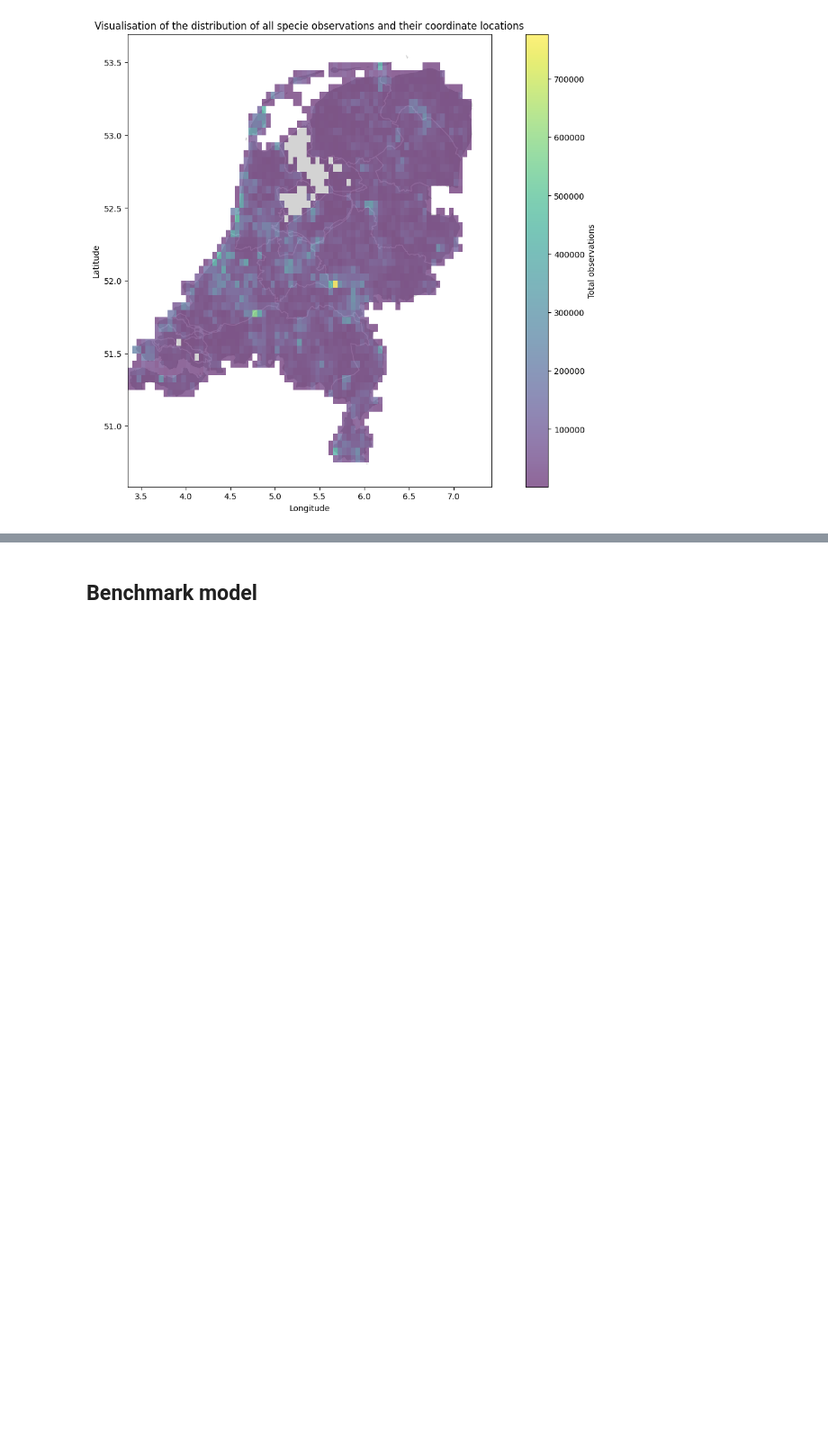
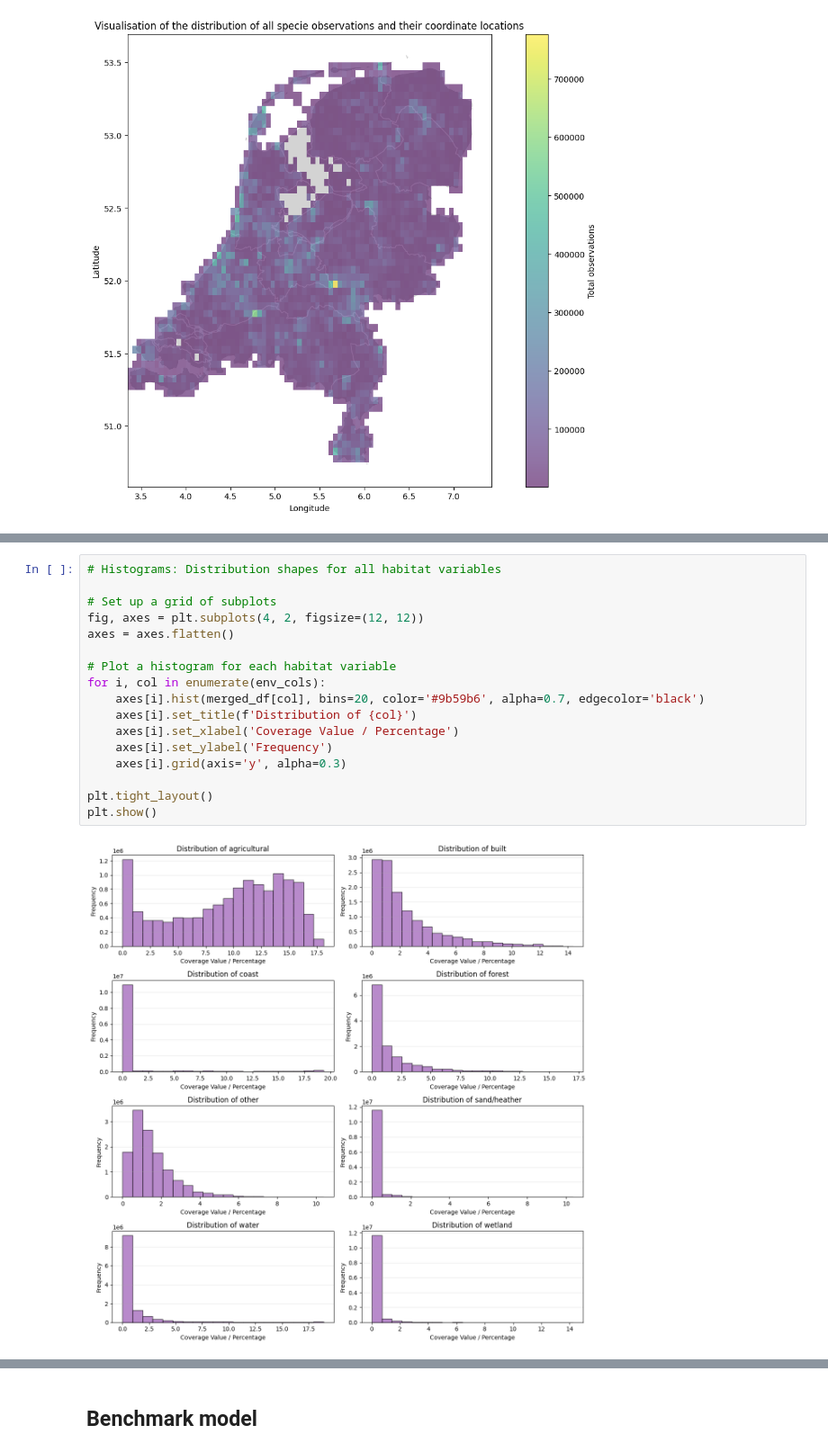
Before and after one commit to Lars399/DSAI-project-, a Jupyter notebook: Main_notebook.ipynb, the cells around one changed output, grey strips where cells are left out. Shown at 90% size. Cells and saved outputs as stored; diff of their text form; blank space fills up the shorter version.

```diff
--- a/Main_notebook.ipynb
+++ b/Main_notebook.ipynb
@@ -244,0 +285,19 @@ show_distribution_map(merged_df, nl_layer)
+# %%
+# Histograms: Distribution shapes for all habitat variables
+
+# Set up a grid of subplots
+fig, axes = plt.subplots(4, 2, figsize=(12, 12))
+axes = axes.flatten()
+
+# Plot a histogram for each habitat variable
+for i, col in enumerate(env_cols):
+    axes[i].hist(merged_df[col], bins=20, color='#9b59b6', alpha=0.7, edgecolor='black')
+    axes[i].set_title(f'Distribution of {col}')
+    axes[i].set_xlabel('Coverage Value / Percentage')
+    axes[i].set_ylabel('Frequency')
+    axes[i].grid(axis='y', alpha=0.3)
+
+plt.tight_layout()
+plt.show()
+# %% [output]
+[figure, added]
```
Also changed, not shown: parts of 9 cells of this notebook.
